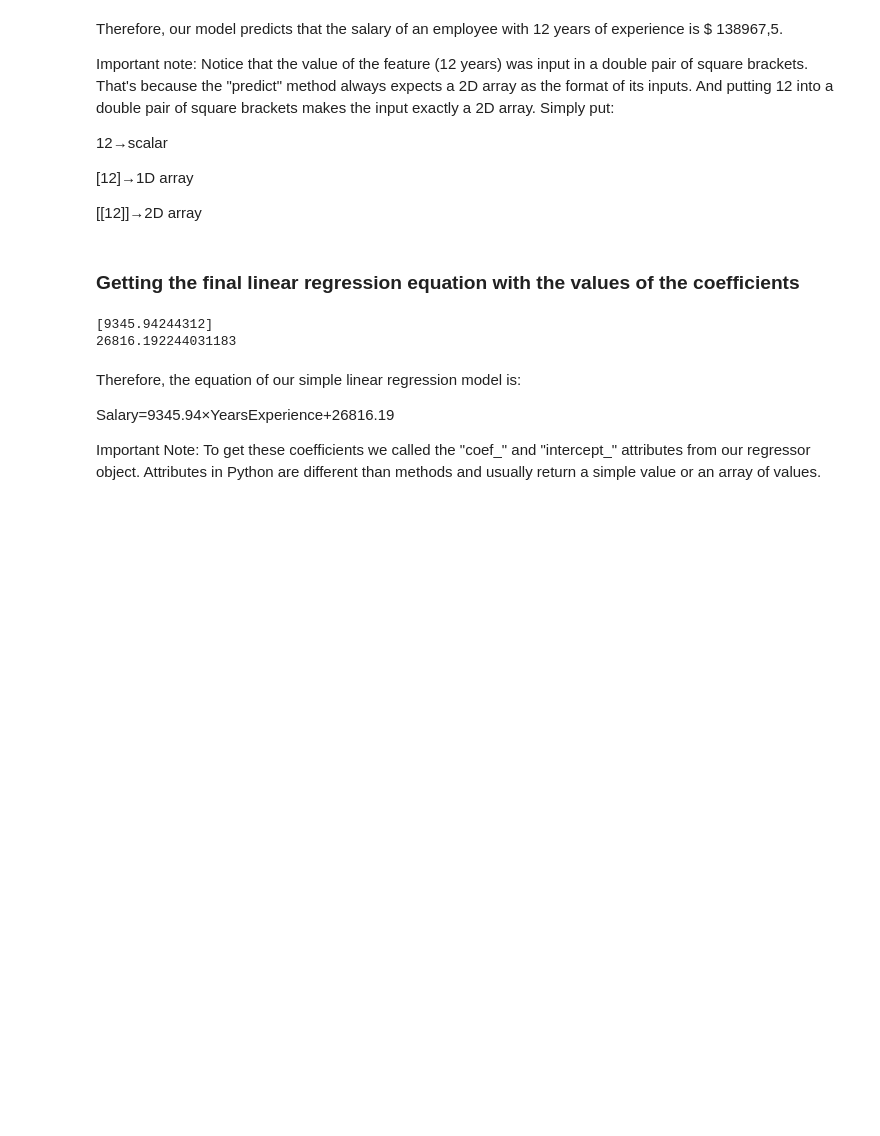
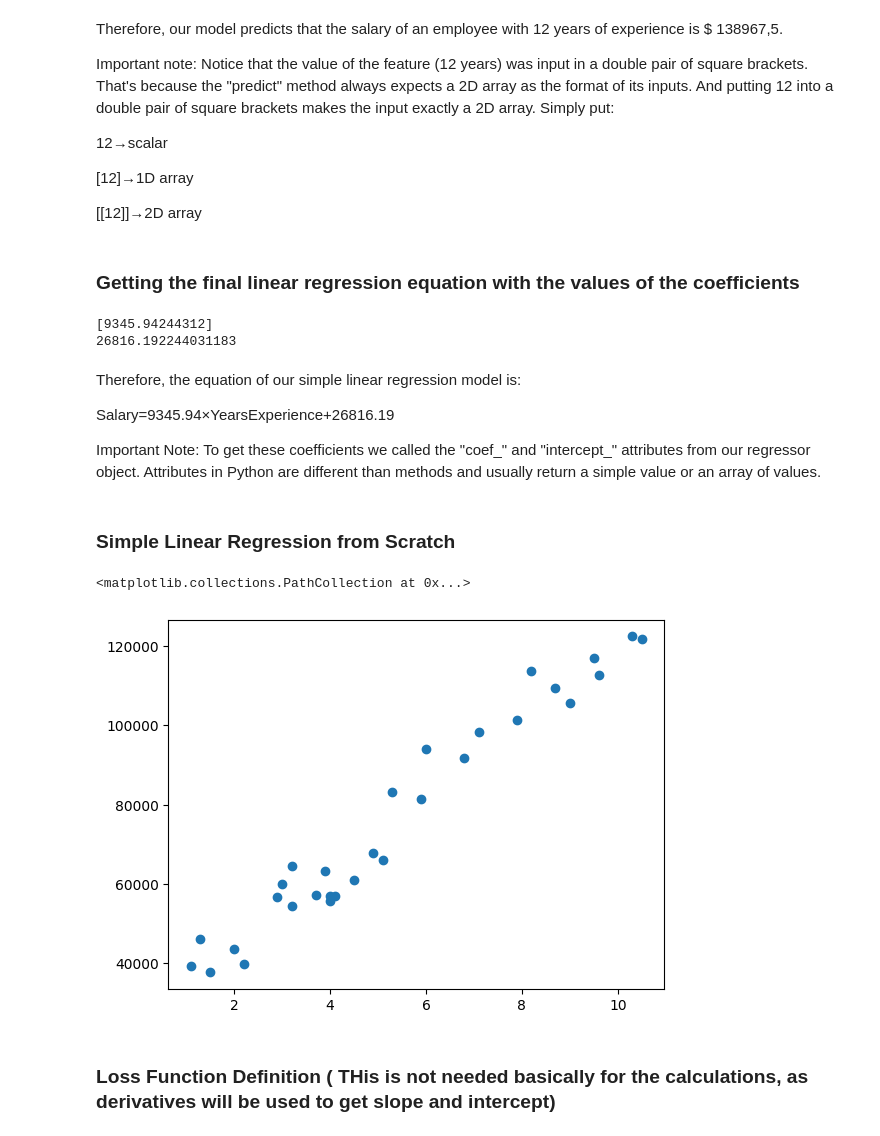
Before and after one commit to prashantiyaramareddy/MyPython-Stuff, a Jupyter notebook: MachineLearning/Simple_Linear_Regression.ipynb, the cells around one changed output. Cells and saved outputs as stored; diff of their text form; code cells hidden in the pictures; blank space fills up the shorter version.

Commit message:
Add Linear Regression from Scratch behavior too

```diff
--- a/MachineLearning/Simple_Linear_Regression.ipynb
+++ b/MachineLearning/Simple_Linear_Regression.ipynb
@@ -83,3 +83,12 @@ Therefore, the equation of our simple linear regression model is:
 Salary=9345.94×YearsExperience+26816.19
 
 Important Note: To get these coefficients we called the "coef_" and "intercept_" attributes from our regressor object. Attributes in Python are different than methods and usually return a simple value or an array of values.
+# %% [markdown]
+### Simple Linear Regression from Scratch
+# %%
+plt.scatter(X, y)
+# %% [output]
+<matplotlib.collections.PathCollection at 0x...>
+[figure, added]
+# %% [markdown]
+### Loss Function Definition ( THis is not needed basically for the calculations, as derivatives will be used to get slope and intercept)
```
Also changed, not shown: parts of 40 cells of this notebook.
